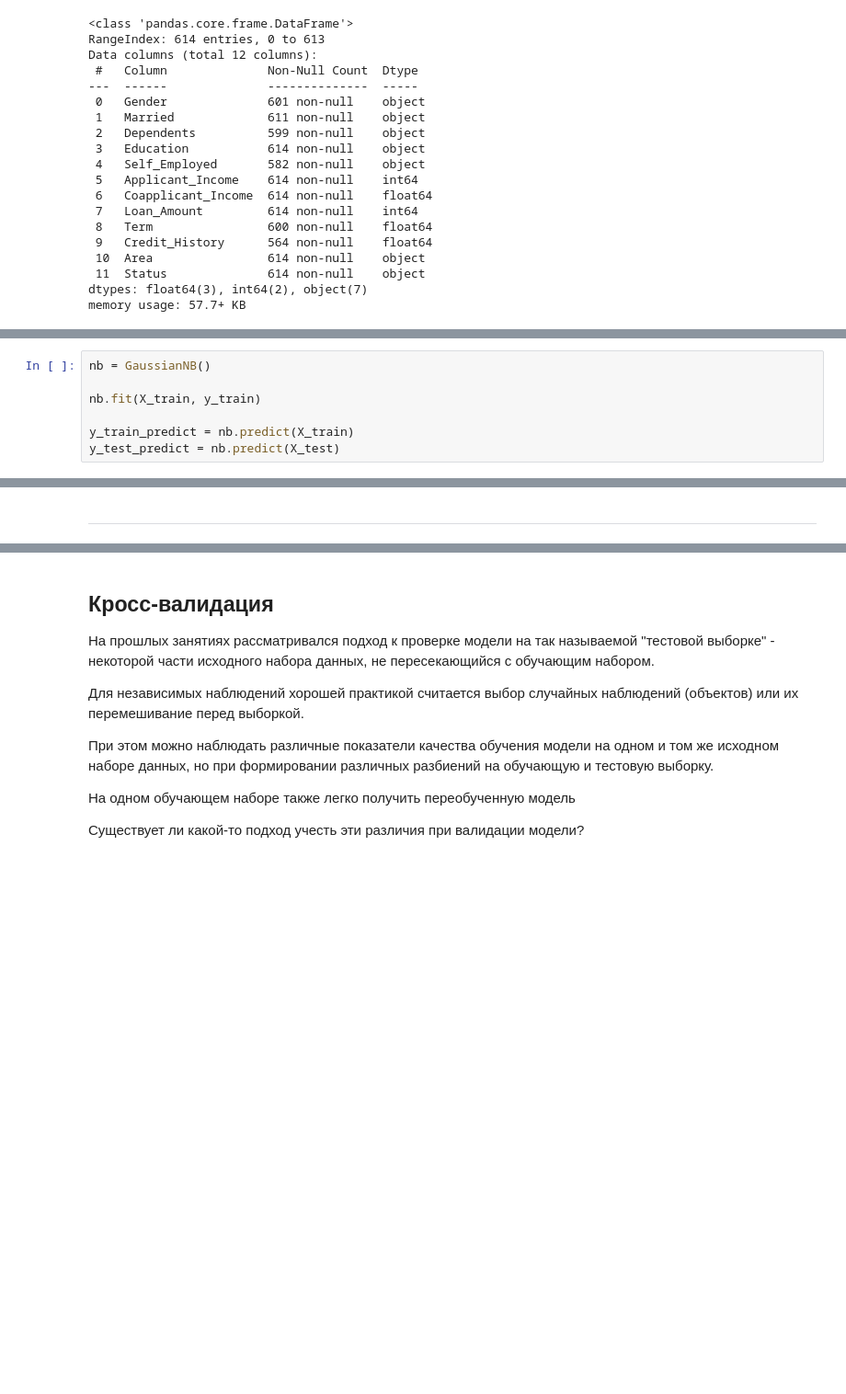
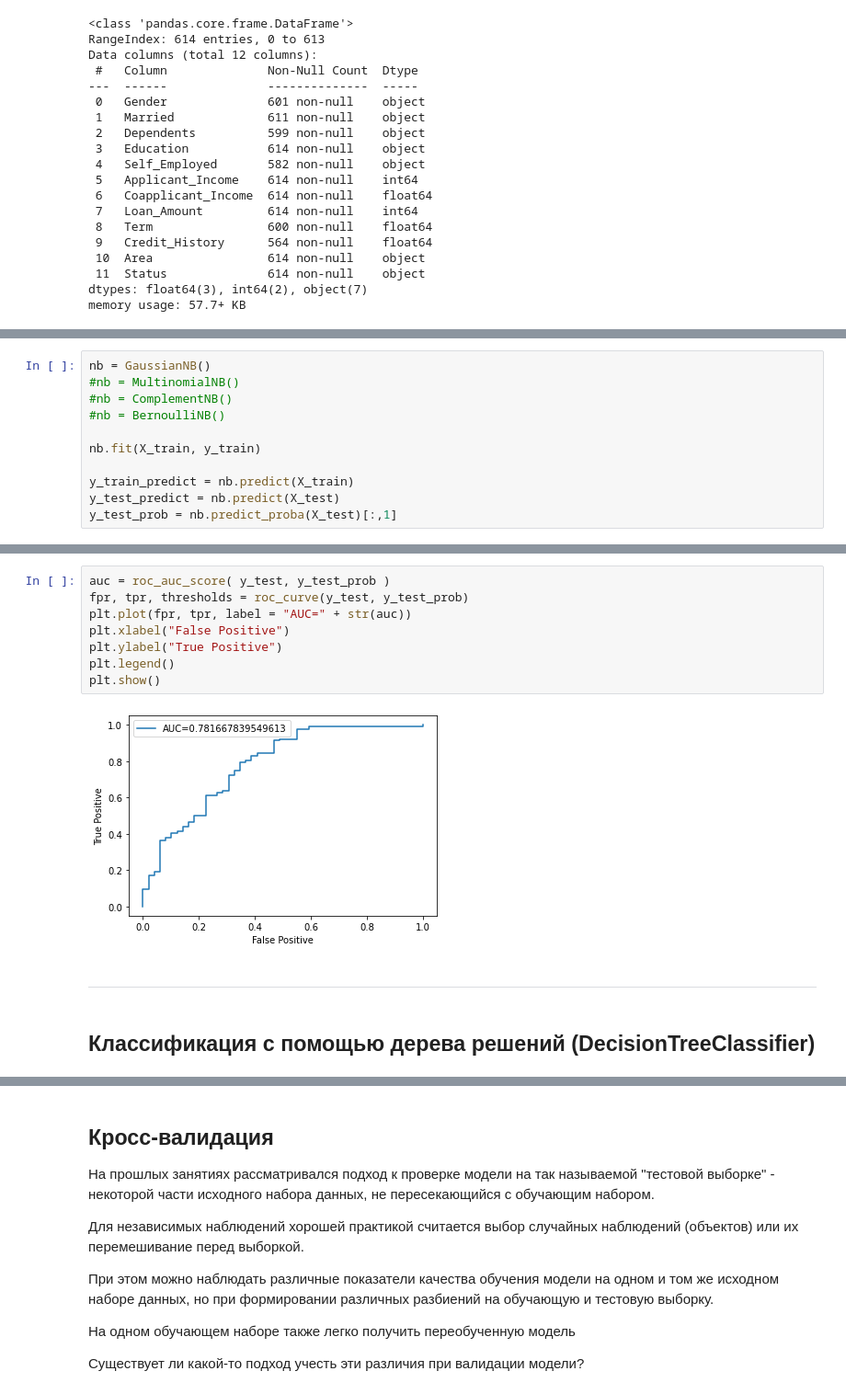
Before and after one commit to Letch49/ML_VVSU_2023, a Jupyter notebook: lec06/lec06.ipynb, the cells around one changed output, grey strips where cells are left out. Shown at 92% size. Drawn from its saved outputs; the diff is of its cells as text; blank space fills up the shorter version.

Commit message:
lec06 update: Naive Bayes updates + TreeClassifier

```diff
--- a/lec06/lec06.ipynb
+++ b/lec06/lec06.ipynb
@@ -251,9 +240,13 @@ Y =  np.array(dfn.iloc[:,-1])#.reshape(-1,1)
 X_train, X_test, y_train, y_test = train_test_split(X, Y, test_size = 0.33)
 # %%
 nb = GaussianNB()
+#nb = MultinomialNB()
+#nb = ComplementNB()
+#nb = BernoulliNB()
 
 nb.fit(X_train, y_train)
 
 y_train_predict = nb.predict(X_train)
 y_test_predict = nb.predict(X_test)
+y_test_prob = nb.predict_proba(X_test)[:,1]
 # %%
@@ -278,2 +268,14 @@ plt.show()
+# %%
+auc = roc_auc_score( y_test, y_test_prob )
+fpr, tpr, thresholds = roc_curve(y_test, y_test_prob)
+plt.plot(fpr, tpr, label = "AUC=" + str(auc))
+plt.xlabel("False Positive")
+plt.ylabel("True Positive")
+plt.legend()
+plt.show()
+# %% [output]
+[figure, added]
 # %% [markdown]
 <hr>
+# %% [markdown]
+## Классификация с помощью дерева решений (DecisionTreeClassifier)
```
Also changed, not shown: parts of 37 cells of this notebook.
